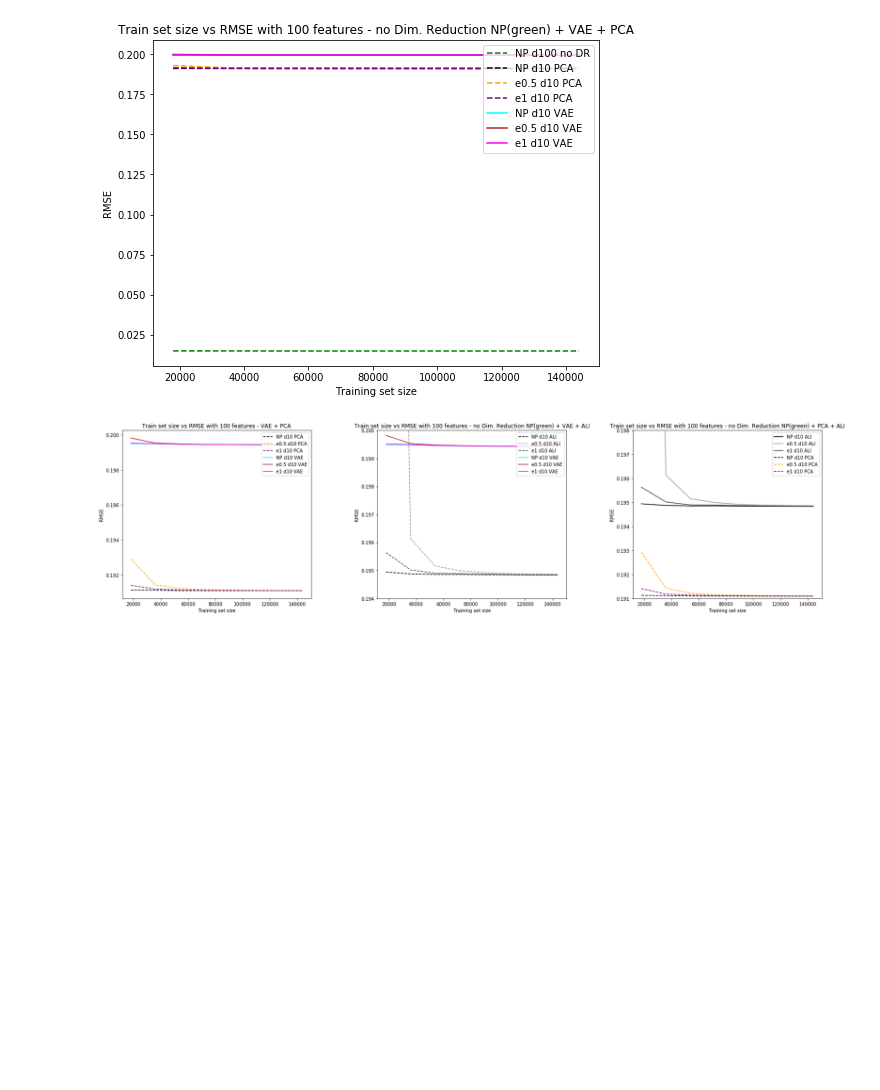
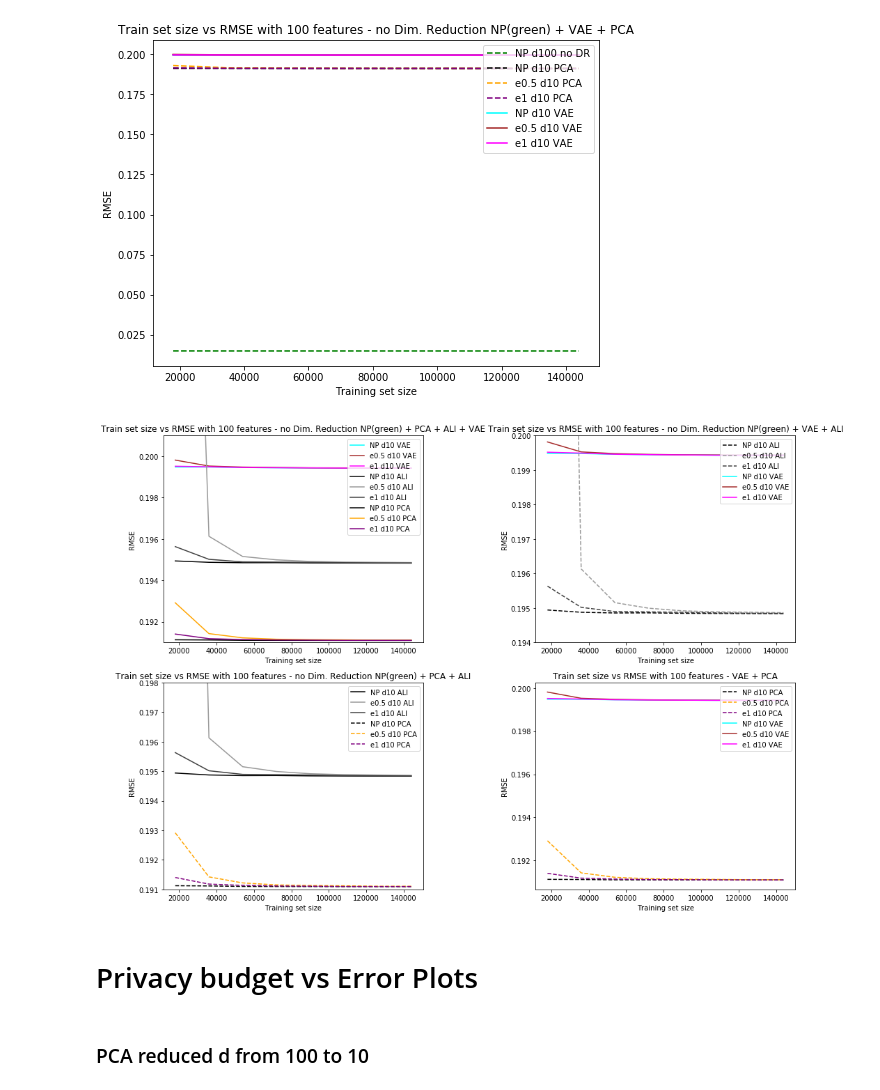
Before and after one commit to jithendaraa/Privacy-aware-learning, a Jupyter notebook: Laplace Mechanism/Laplace_Noises.ipynb, the cells around one changed output. Saved outputs shown, nothing was run; the diff lists cells and outputs as text; code cells hidden in the pictures; blank space fills up the shorter version.

```diff
--- a/Laplace Mechanism/Laplace_Noises.ipynb
+++ b/Laplace Mechanism/Laplace_Noises.ipynb
@@ -377,12 +370,7 @@ plt.show()
 # %% [markdown]
 # Implementing PCA and plotting training set size vs RMSE for different privacy levels with Non-private graph
 # %%
-from sklearn.decomposition import PCA
 
-def getPCA(d, X):
-    pca = PCA(n_components=d)
-    x_pca = pca.fit_transform(X)
-    return x_pca
 
 reduced_d = [10]
 entries = [180000]
@@ -392,11 +380,13 @@ eps = [5, 10]
 pts = 10
 x_priv_plots_PCA = np.ones((0, pts))
 y_priv_plots_PCA = np.ones((0, pts))
+x_pca = X
 
 
 for i in range(len(reduced_d)):
     d = reduced_d[i]
     x_pca = getPCA(d, X)
+    np.save('drive/My Drive/Colab Notebooks/x_pca.npy', x_pca)
     for j in range(len(entries)):
         n = entries[j]
         jump = math.floor(n/pts)
@@ -989,8 +979,8 @@ plt.show()
 [figure]
 [figure]
 # %%
-plt.rcParams['figure.figsize'] = (23, 6)
-plt.subplot(1,3,1)
+plt.rcParams['figure.figsize'] = (15, 10)
+plt.subplot(2,2,4)
 plt.errorbar(ans_PCA_e5_d10[0], ans_PCA_e5_d10[3], color="black", ecolor="black", capsize=3, label="NP d10 PCA", ls="dashed")
 plt.errorbar(ans_PCA_e5_d10[0], ans_PCA_e5_d10[1], color="orange", ecolor="orange", capsize=3, label="e0.5 d10 PCA", ls="dashed")
 plt.errorbar(ans_PCA_e10_d10[0], ans_PCA_e10_d10[1], color="purple", ecolor="purple", capsize=3, label="e1 d10 PCA", ls="dashed")
@@ -1005,35 +995,64 @@ pylab.legend(loc='upper right')
 plt.title("Train set size vs RMSE with 100 features - VAE + PCA")
 
 
-plt.subplot(1,3,2)
+plt.subplot(2,2,2)
 plt.errorbar(ans_ALI_e5_d10[0], ans_ALI_e5_d10[3], color="black", ecolor="black", capsize=3, label="NP d10 ALI", ls="dashed")
 plt.errorbar(ans_ALI_e5_d10[0], ans_ALI_e5_d10[1], color="0.6", ecolor="0.6", capsize=3, label="e0.5 d10 ALI", ls="dashed")
 plt.errorbar(ans_ALI_e10_d10[0], ans_ALI_e10_d10[1], color="0.25", ecolor="0.25", capsize=3, label="e1 d10 ALI", ls="dashed")
 
 plt.errorbar(ans_VAE_e5_d10[0], ans_VAE_e5_d10[3], color="cyan", ecolor="cyan", capsize=3, label="NP d10 VAE", ls="solid")
 plt.errorbar(ans_VAE_e5_d10[0], ans_VAE_e5_d10[1], color="brown", ecolor="brown", capsize=3, label="e0.5 d10 VAE", ls="solid")
 plt.errorbar(ans_VAE_e10_d10[0], ans_VAE_e10_d10[1], color="magenta", ecolor="magenta", capsize=3, label="e1 d10 VAE", ls="solid")
 plt.ylim(0.194, 0.2)
 plt.xlabel("Training set size")
 plt.ylabel("RMSE")
 pylab.legend(loc='upper right')
 plt.title("Train set size vs RMSE with 100 features - no Dim. Reduction NP(green) + VAE + ALI")
 
-plt.subplot(1,3,3)
+plt.subplot(2,2,3)
 plt.errorbar(ans_ALI_e5_d10[0], ans_ALI_e5_d10[3], color="black", ecolor="black", capsize=3, label="NP d10 ALI", ls="solid")
 plt.errorbar(ans_ALI_e5_d10[0], ans_ALI_e5_d10[1], color="0.6", ecolor="0.6", capsize=3, label="e0.5 d10 ALI", ls="solid")
 plt.errorbar(ans_ALI_e10_d10[0], ans_ALI_e10_d10[1], color="0.25", ecolor="0.25", capsize=3, label="e1 d10 ALI", ls="solid")
 
 plt.errorbar(ans_PCA_e5_d10[0], ans_PCA_e5_d10[3], color="black", ecolor="black", capsize=3, label="NP d10 PCA", ls="dashed")
 plt.errorbar(ans_PCA_e5_d10[0], ans_PCA_e5_d10[1], color="orange", ecolor="orange", capsize=3, label="e0.5 d10 PCA", ls="dashed")
 plt.errorbar(ans_PCA_e10_d10[0], ans_PCA_e10_d10[1], color="purple", ecolor="purple", capsize=3, label="e1 d10 PCA", ls="dashed")
 
 plt.ylim(0.1910, 0.198)
 plt.xlabel("Training set size")
 plt.ylabel("RMSE")
 pylab.legend(loc='upper right')
 plt.title("Train set size vs RMSE with 100 features - no Dim. Reduction NP(green) + PCA + ALI")
+
+
+
+plt.subplot(2,2,1)
+
+plt.errorbar(ans_VAE_e5_d10[0], ans_VAE_e5_d10[3], color="cyan", ecolor="cyan", capsize=3, label="NP d10 VAE", ls="solid")
+plt.errorbar(ans_VAE_e5_d10[0], ans_VAE_e5_d10[1], color="brown", ecolor="brown", capsize=3, label="e0.5 d10 VAE", ls="solid")
+plt.errorbar(ans_VAE_e10_d10[0], ans_VAE_e10_d10[1], color="magenta", ecolor="magenta", capsize=3, label="e1 d10 VAE", ls="solid")
+
+plt.errorbar(ans_ALI_e5_d10[0], ans_ALI_e5_d10[3], color="black", ecolor="black", capsize=3, label="NP d10 ALI", ls="solid")
+plt.errorbar(ans_ALI_e5_d10[0], ans_ALI_e5_d10[1], color="0.6", ecolor="0.6", capsize=3, label="e0.5 d10 ALI", ls="solid")
+plt.errorbar(ans_ALI_e10_d10[0], ans_ALI_e10_d10[1], color="0.25", ecolor="0.25", capsize=3, label="e1 d10 ALI", ls="solid")
+
+plt.errorbar(ans_PCA_e5_d10[0], ans_PCA_e5_d10[3], color="black", ecolor="black", capsize=3, label="NP d10 PCA", ls="solid")
+plt.errorbar(ans_PCA_e5_d10[0], ans_PCA_e5_d10[1], color="orange", ecolor="orange", capsize=3, label="e0.5 d10 PCA", ls="solid")
+plt.errorbar(ans_PCA_e10_d10[0], ans_PCA_e10_d10[1], color="purple", ecolor="purple", capsize=3, label="e1 d10 PCA", ls="solid")
+
+plt.ylim(0.1910, 0.201)
+plt.xlabel("Training set size")
+plt.ylabel("RMSE")
+pylab.legend(loc='upper right')
+plt.title("Train set size vs RMSE with 100 features - no Dim. Reduction NP(green) + PCA + ALI + VAE")
+
+
+
 plt.tight_layout()
 plt.show()
 # %% [output]
-[figure, old version]
+[figure, new version]
+# %% [markdown]
+# Privacy budget vs Error Plots
+# %% [markdown]
+### PCA reduced d from 100 to 10
```
Also changed, not shown: parts of 5 cells of this notebook.
